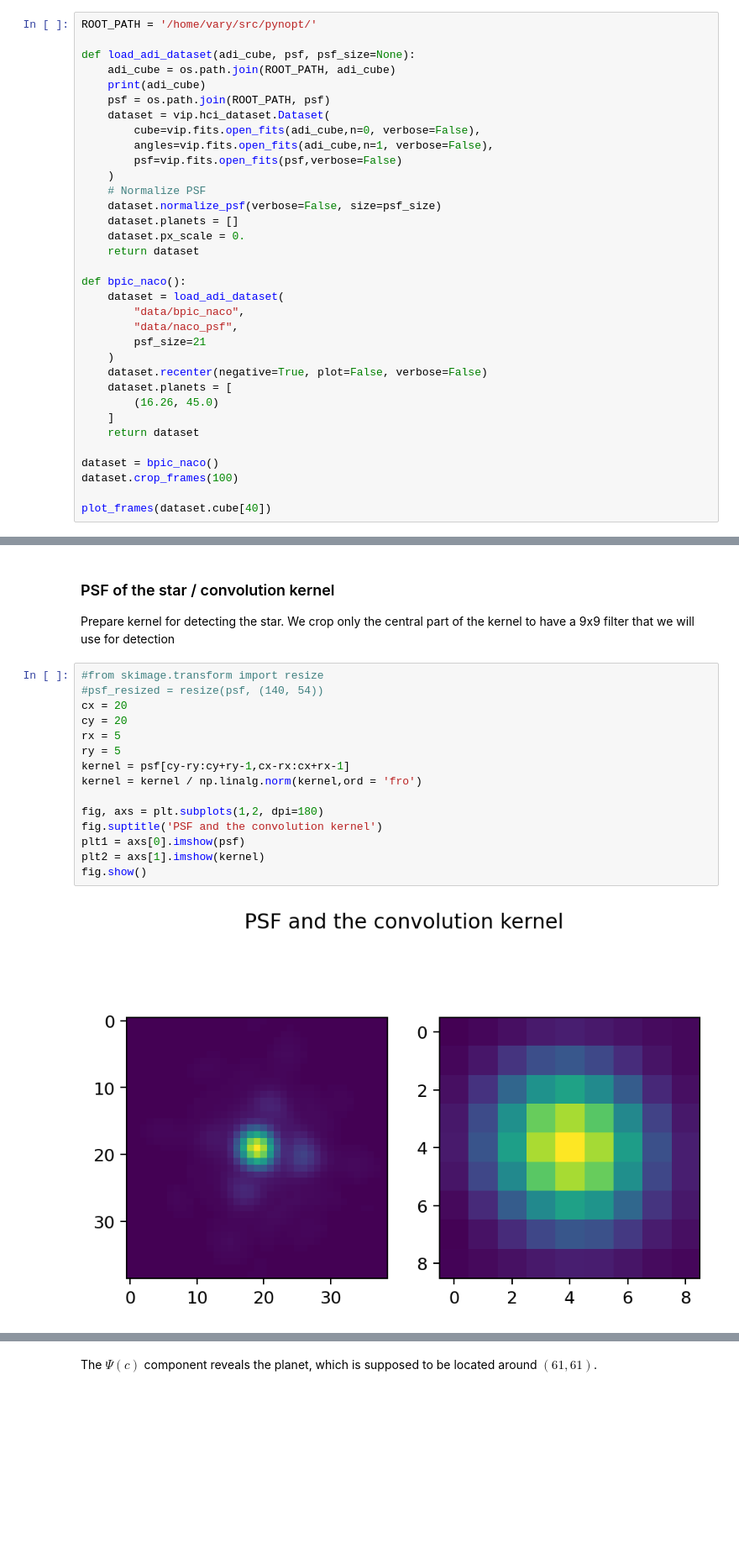
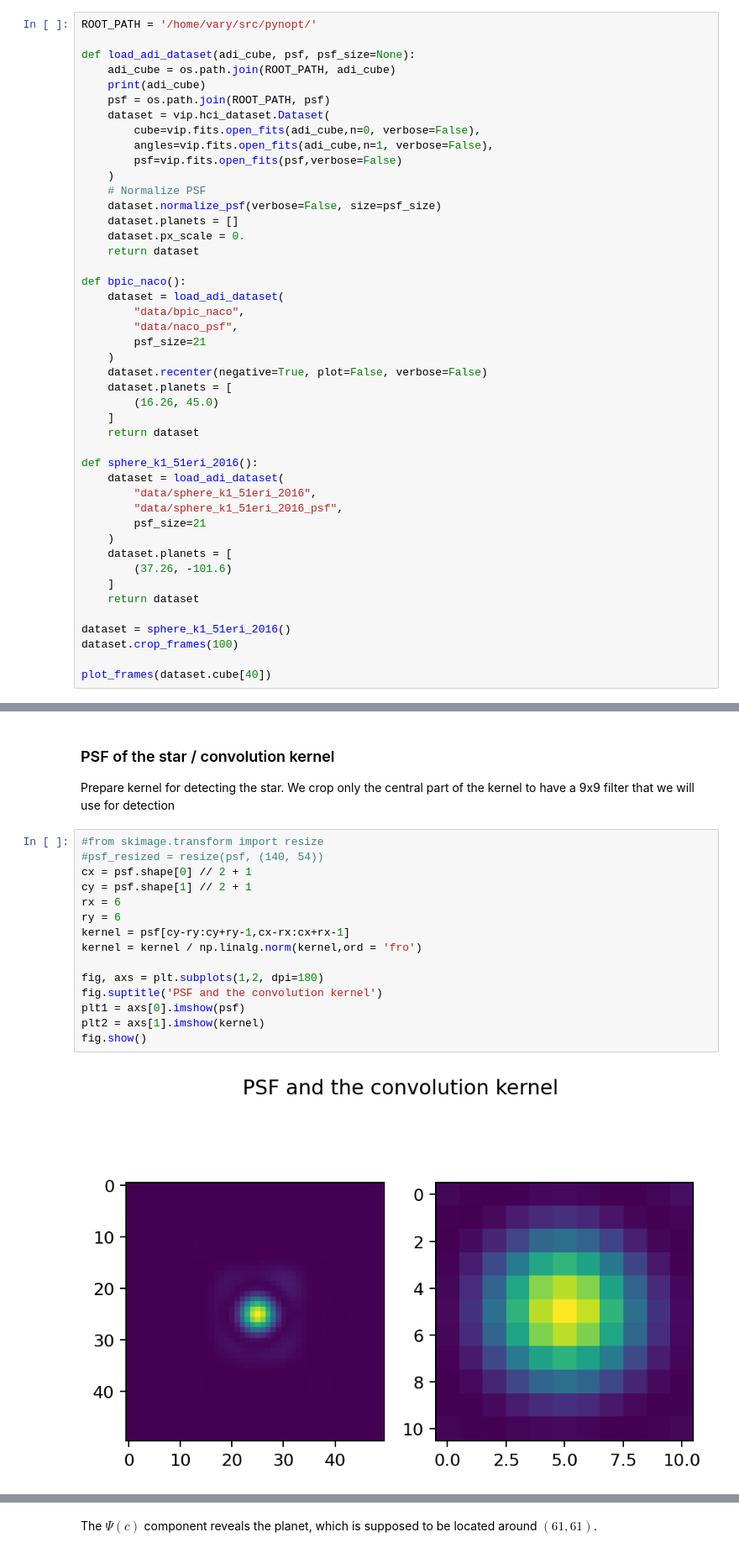
Before and after one commit to simonvary/pynopt, a Jupyter notebook: examples/example_exoplanet.ipynb, the cells around one changed output, grey strips where cells are left out. Shown: that part at 84% size. Cells and saved outputs as stored; diff of their text form; blank space fills up the shorter version.

```diff
--- a/examples/example_exoplanet.ipynb
+++ b/examples/example_exoplanet.ipynb
@@ -53,7 +53,18 @@ def bpic_naco():
     ]
     return dataset
 
-dataset = bpic_naco()
+def sphere_k1_51eri_2016():
+    dataset = load_adi_dataset(
+        "data/sphere_k1_51eri_2016",
+        "data/sphere_k1_51eri_2016_psf",
+        psf_size=21
+    )
+    dataset.planets = [
+        (37.26, -101.6)
+    ]
+    return dataset
+
+dataset = sphere_k1_51eri_2016()
 dataset.crop_frames(100)
 
 plot_frames(dataset.cube[40])
@@ -104,20 +107,20 @@ Prepare kernel for detecting the star. We crop only the central part of the kern
 # %%
 #from skimage.transform import resize
 #psf_resized = resize(psf, (140, 54))
-cx = 20
-cy = 20
-rx = 5
-ry = 5
+cx = psf.shape[0] // 2 + 1
+cy = psf.shape[1] // 2 + 1
+rx = 6
+ry = 6
 kernel = psf[cy-ry:cy+ry-1,cx-rx:cx+rx-1]
 kernel = kernel / np.linalg.norm(kernel,ord = 'fro')
 
 fig, axs = plt.subplots(1,2, dpi=180)
 fig.suptitle('PSF and the convolution kernel')
 plt1 = axs[0].imshow(psf)
 plt2 = axs[1].imshow(kernel)
 fig.show()
 # %% [output]
-[figure, old version]
+[figure, new version]
 # %% [markdown]
 ### Recovery model
 
```
Also changed, not shown: parts of 12 cells of this notebook, 3 other files.
